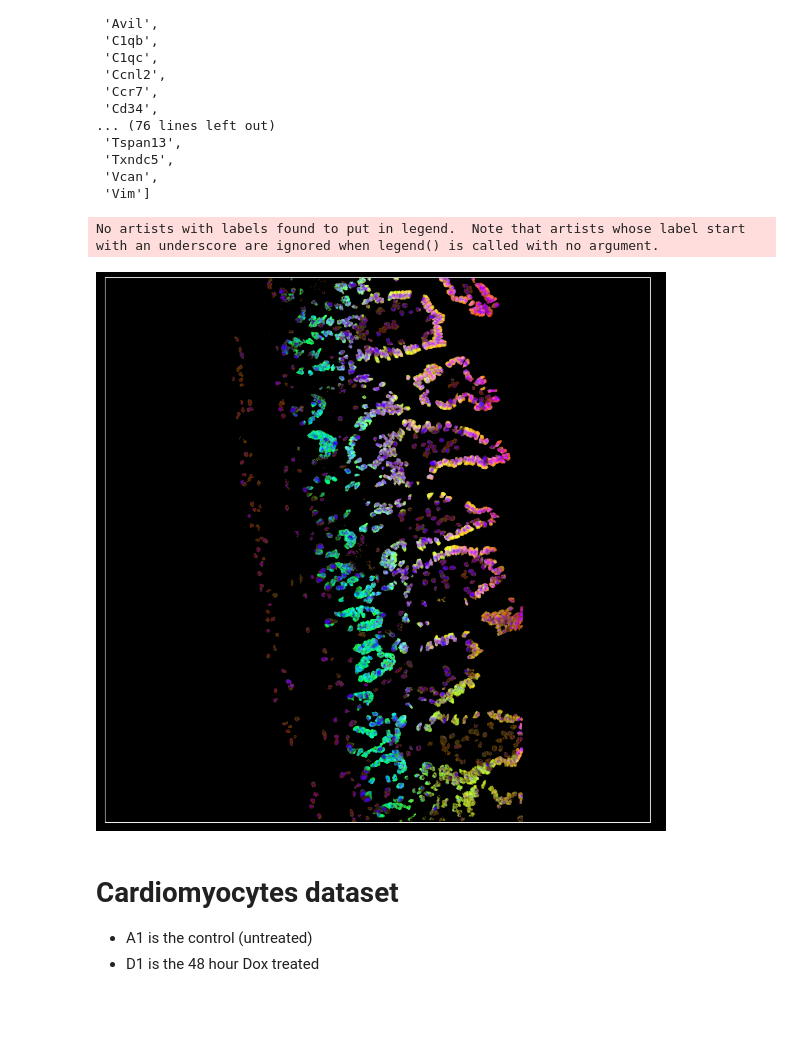
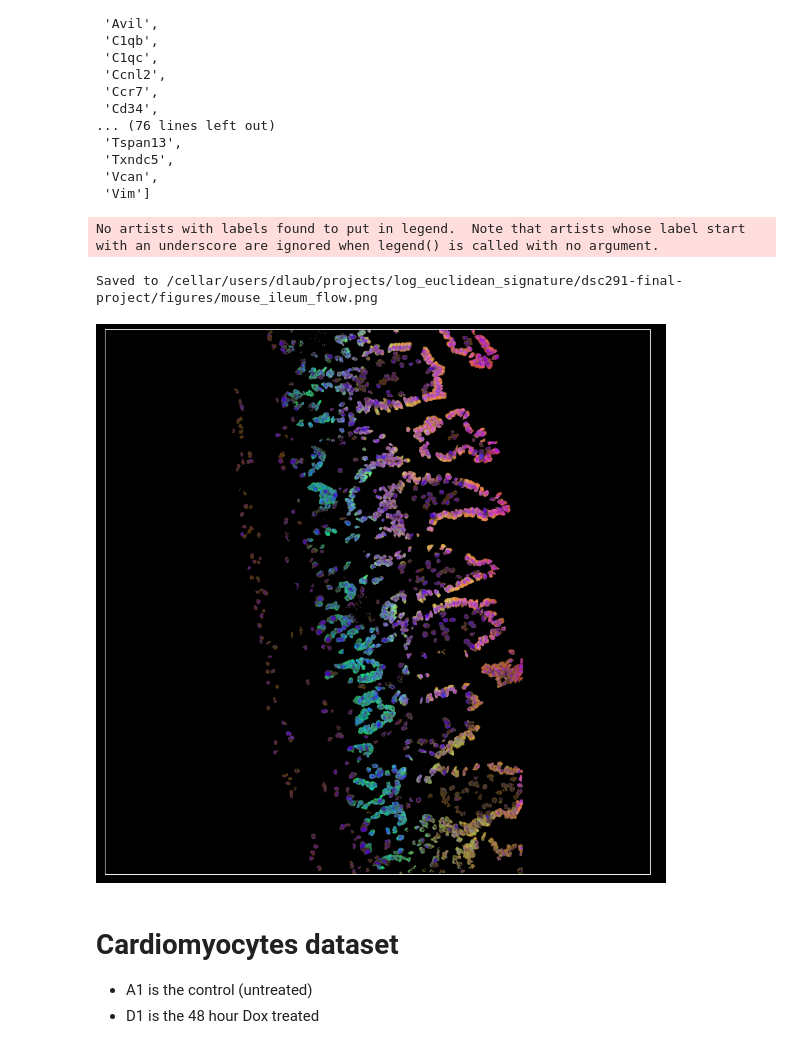
Before and after one commit to aaprasad/dsc291-final-project, a Jupyter notebook: notebooks/RNAflow.ipynb, the cells around one changed output. Cells and saved outputs as stored; diff of their text form; code cells hidden in the pictures; blank space fills up the shorter version.

```diff
--- a/notebooks/RNAflow.ipynb
+++ b/notebooks/RNAflow.ipynb
@@ -6,9 +9,12 @@ import bento
+# %%
+wdir = Path('/cellar/users/dlaub/projects/log_euclidean_signature/dsc291-final-project')
+figdir = wdir/'figures'
 # %% [markdown]
 # Mouse ileum dataset
 
 See figure 6 of this paper https://www.nature.com/articles/s41587-021-01044-w
 # %%
-adata = bento.io.read_h5ad("/cellar/users/ckmah/spatial/process_datasets/petukhov2022_1scanpy.h5ad")
+adata = bento.io.read_h5ad(wdir/'data'/'petukhov2022_1scanpy.h5ad')
 # %% [markdown]
 Plot molecules only (clear the `shape_names` parameter to render boundaries ~2 minutes)
 # %%
@@ -98,22 +93,22 @@ adata.uns["flow_genes"]
  'Vcan',
  'Vim']
 # %%
-from matplotlib.colors import to_hex
-
-rgb_values = adata.uns["points"][["c1","c2","c3"]].values
+rgb_values = MinMaxScaler(clip=True).fit_transform(adata.uns["flow_pca"][:, :3])
 
 adata.uns["points"]["flow_color"] = [to_hex(c) for c in rgb_values]
 # %%
 %matplotlib inline
 bento.pl.plot(
     adata,
     hue="flow_color",
     height=12,
     shape_names=[],
+    fname=figdir/'mouse_ileum_flow.png'
 )
 # %% [output]
 No artists with labels found to put in legend.  Note that artists whose label start with an underscore are ignored when legend() is called with no argument.
+Saved to /cellar/users/dlaub/projects/log_euclidean_signature/dsc291-final-project/figures/mouse_ileum_flow.png
-[figure, old version]
+[figure, new version]
 # %% [markdown]
 # Cardiomyocytes dataset
 
```
Also changed, not shown: parts of 4 cells of this notebook, 35 other files.
